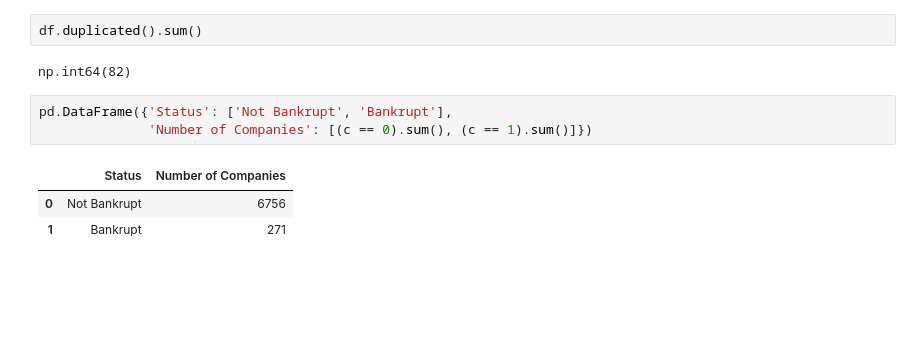
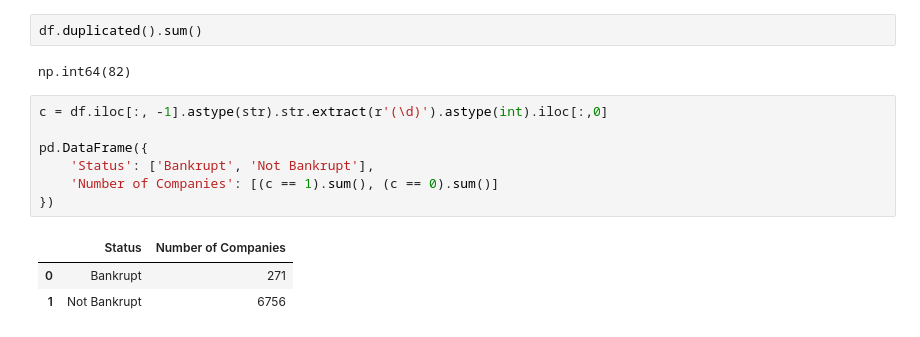
Before and after one commit to EegunjobiF/-financial-distress-early-warning, a Jupyter notebook: Early_Warning_Financial_Distress_Model.ipynb, the cells around one changed output. Cells and saved outputs as stored; diff of their text form; blank space fills up the shorter version.

Commit message:
feat: data cleaning completed - imputation and EDA plots

```diff
--- a/Early_Warning_Financial_Distress_Model.ipynb
+++ b/Early_Warning_Financial_Distress_Model.ipynb
@@ -152,9 +152,13 @@ df.duplicated().sum()
 # %% [output]
 np.int64(82)
 # %%
-pd.DataFrame({'Status': ['Not Bankrupt', 'Bankrupt'],
-              'Number of Companies': [(c == 0).sum(), (c == 1).sum()]})
+c = df.iloc[:, -1].astype(str).str.extract(r'(\d)').astype(int).iloc[:,0]
+
+pd.DataFrame({
+    'Status': ['Bankrupt', 'Not Bankrupt'],
+    'Number of Companies': [(c == 1).sum(), (c == 0).sum()]
+})
 # %% [output]
 |  | Status | Number of Companies |
-| 0 | Not Bankrupt | 6756 |
-| 1 | Bankrupt | 271 |
+| 0 | Bankrupt | 271 |
+| 1 | Not Bankrupt | 6756 |
```
Also changed, not shown: parts of 15 cells of this notebook, 7 other files.
